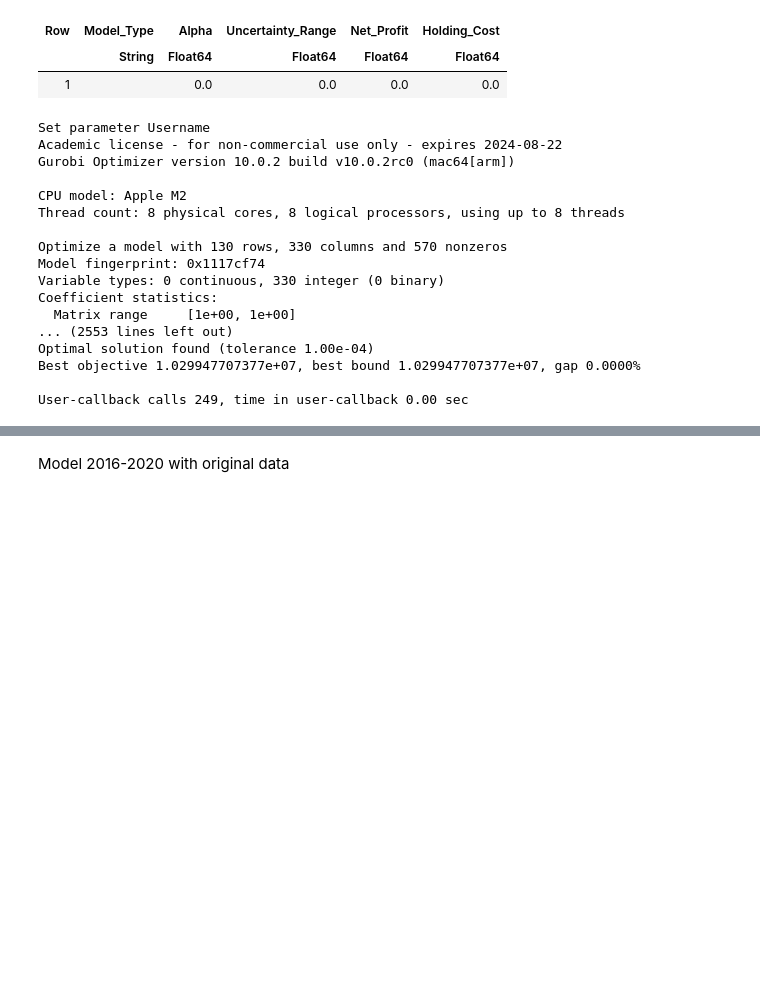
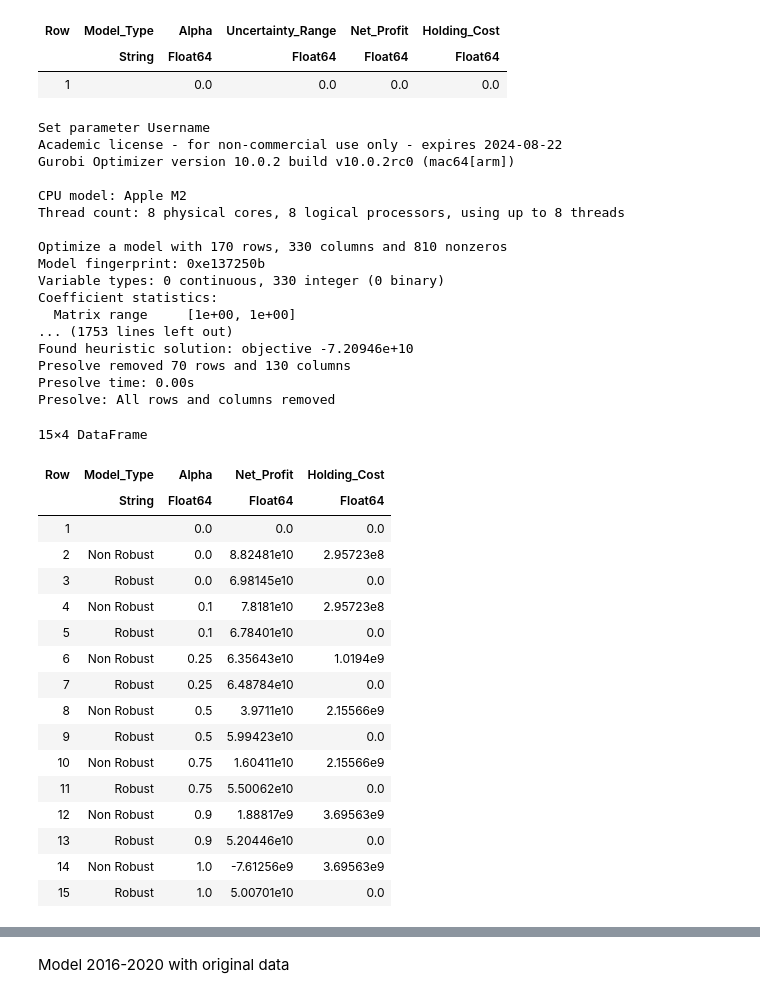
Before and after one commit to jasonjiajs/15.093_optimization_methods, a Jupyter notebook: model.ipynb, the cells around one changed output, grey strips where cells are left out. Saved outputs shown, nothing was run; the diff lists cells and outputs as text; code cells hidden in the pictures; blank space fills up the shorter version.

```diff
--- a/model.ipynb
+++ b/model.ipynb
@@ -529,7 +582,6 @@ for i in 1:length(alpha_values)
     #Append to DataFrame
     push!(results_16_20, ["Robust", alpha, net_profit_uncertainty, holding_cost_uncertainty])
     #Evalute for various shocks in 2021-2023
-    println("hi")
     for j in 1:length(delta_values)
         A_shock = A
         for k in 1:5
@@ -571,14 +623,35 @@ Gurobi Optimizer version 10.0.2 build v10.0.2rc0 (mac64[arm])
 CPU model: Apple M2
 Thread count: 8 physical cores, 8 logical processors, using up to 8 threads
 
-Optimize a model with 130 rows, 330 columns and 570 nonzeros
-Model fingerprint: 0x1117cf74
+Optimize a model with 170 rows, 330 columns and 810 nonzeros
+Model fingerprint: 0xe137250b
 Variable types: 0 continuous, 330 integer (0 binary)
 Coefficient statistics:
   Matrix range     [1e+00, 1e+00]
-... (2553 lines left out)
-Optimal solution found (tolerance 1.00e-04)
-Best objective 1.029947707377e+07, best bound 1.029947707377e+07, gap 0.0000%
-
-User-callback calls 249, time in user-callback 0.00 sec
+... (1753 lines left out)
+Found heuristic solution: objective -7.20946e+10
+Presolve removed 70 rows and 130 columns
+Presolve time: 0.00s
+Presolve: All rows and columns removed
+# %%
+results_16_20
+# %% [output]
+15×4 DataFrame
+| Row | Model_Type | Alpha | Net_Profit | Holding_Cost |
+|  | String | Float64 | Float64 | Float64 |
+| 1 |  | 0.0 | 0.0 | 0.0 |
+| 2 | Non Robust | 0.0 | 8.82481e10 | 2.95723e8 |
+| 3 | Robust | 0.0 | 6.98145e10 | 0.0 |
+| 4 | Non Robust | 0.1 | 7.8181e10 | 2.95723e8 |
+| 5 | Robust | 0.1 | 6.78401e10 | 0.0 |
+| 6 | Non Robust | 0.25 | 6.35643e10 | 1.0194e9 |
+| 7 | Robust | 0.25 | 6.48784e10 | 0.0 |
+| 8 | Non Robust | 0.5 | 3.9711e10 | 2.15566e9 |
+| 9 | Robust | 0.5 | 5.99423e10 | 0.0 |
+| 10 | Non Robust | 0.75 | 1.60411e10 | 2.15566e9 |
+| 11 | Robust | 0.75 | 5.50062e10 | 0.0 |
+| 12 | Non Robust | 0.9 | 1.88817e9 | 3.69563e9 |
+| 13 | Robust | 0.9 | 5.20446e10 | 0.0 |
+| 14 | Non Robust | 1.0 | -7.61256e9 | 3.69563e9 |
+| 15 | Robust | 1.0 | 5.00701e10 | 0.0 |
 # %%
```
Also changed, not shown: parts of 23 cells of this notebook, 3 other files.
